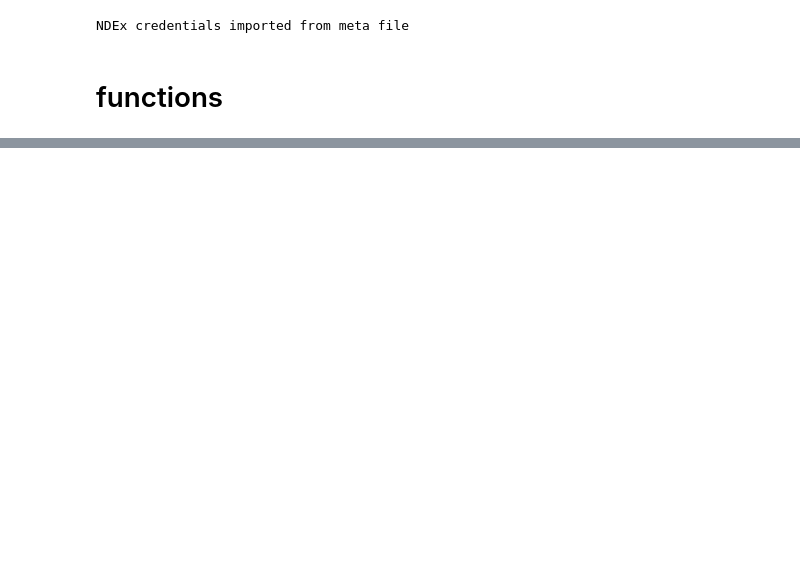
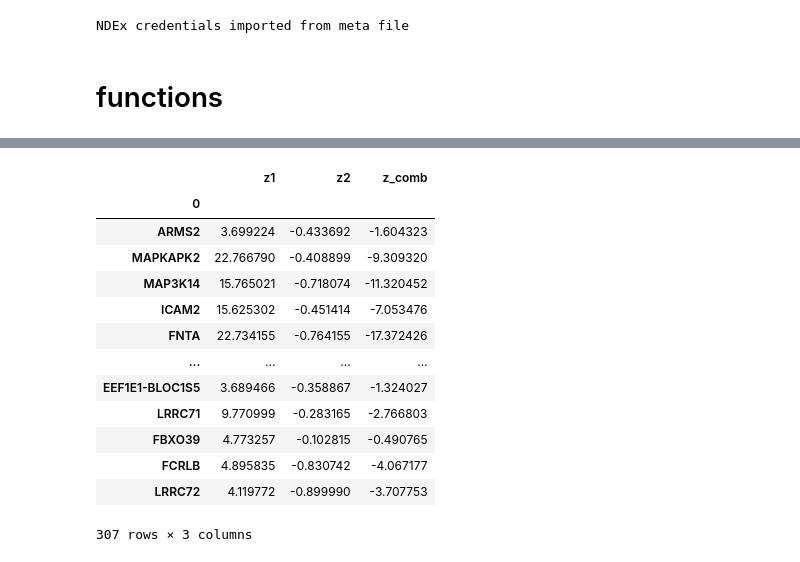
Before and after one commit to BSLeger/SUD_cross_species, a Jupyter notebook: loco_network_species_specific.ipynb, the cells around one changed output, grey strips where cells are left out. Cells and saved outputs as stored; diff of their text form; code cells hidden in the pictures; blank space fills up the shorter version.

```diff
--- a/loco_network_species_specific.ipynb
+++ b/loco_network_species_specific.ipynb
@@ -139,0 +265,17 @@ nps_h=pd.read_csv('')
+# %%
+outNetwork[(outNetwork['z1'] > 3) & (outNetwork['z2'] < 0) ]
+# %% [output]
+|  | z1 | z2 | z_comb |
+| 0 |  |  |  |
+| ARMS2 | 3.699224 | -0.433692 | -1.604323 |
+| MAPKAPK2 | 22.766790 | -0.408899 | -9.309320 |
+| MAP3K14 | 15.765021 | -0.718074 | -11.320452 |
+| ICAM2 | 15.625302 | -0.451414 | -7.053476 |
+| FNTA | 22.734155 | -0.764155 | -17.372426 |
+| ... | ... | ... | ... |
+| EEF1E1-BLOC1S5 | 3.689466 | -0.358867 | -1.324027 |
+| LRRC71 | 9.770999 | -0.283165 | -2.766803 |
+| FBXO39 | 4.773257 | -0.102815 | -0.490765 |
+| FCRLB | 4.895835 | -0.830742 | -4.067177 |
+| LRRC72 | 4.119772 | -0.899990 | -3.707753 |
+307 rows × 3 columns
```
Also changed, not shown: parts of 35 cells of this notebook, 8 other files.
